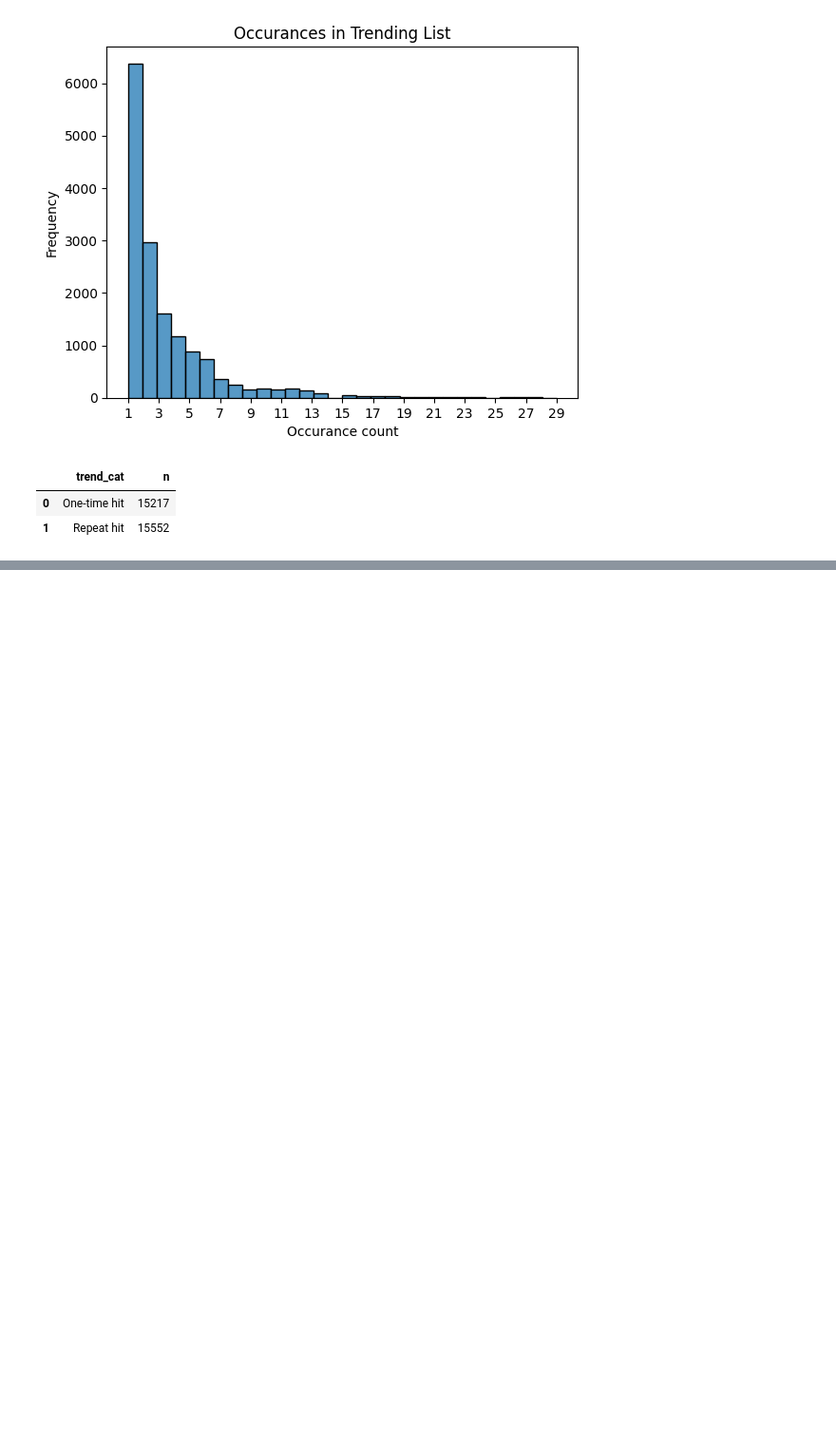
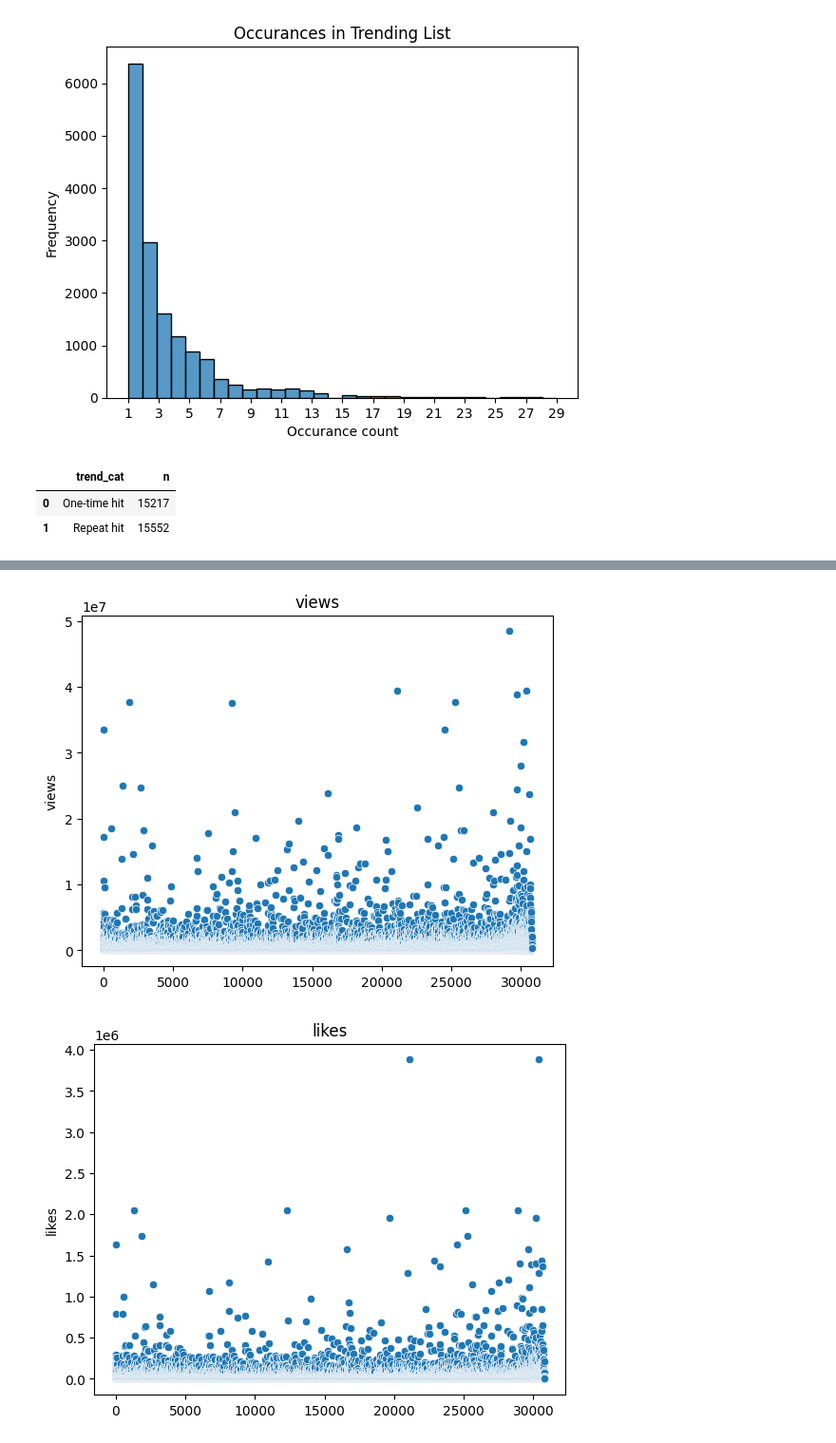
Before and after one commit to Thampi-hub/Springboard_RT, a Jupyter notebook: Capstone_2/2_DataWrangling/readData.ipynb, the cells around one changed output, grey strips where cells are left out. Shown at 95% size. Saved outputs shown, nothing was run; the diff lists cells and outputs as text; code cells hidden in the pictures; blank space fills up the shorter version.

```diff
--- a/Capstone_2/2_DataWrangling/readData.ipynb
+++ b/Capstone_2/2_DataWrangling/readData.ipynb
@@ -222,0 +213,16 @@ dtype: int64
+# %%
+numeric_metrics = ["views","likes","dislikes","comment_count","n_tags","trend_rep"]
+dt = filtrData.loc[:, numeric_metrics]
+
+for i in range(6):
+  sns.scatterplot(dt.iloc[:, i])
+  plt.title(numeric_metrics[i])
+  plt.show()
+
+# plt.tight_layout()
+# plt.show()
+# axis[0,0] = sns.scatterplot(dt.iloc[:, 1])
+# axis[0,0] = sns.scatterplot(dt.iloc[:, 1])
+# %% [output]
+[figure, added]
+[figure, added]
```
Also changed, not shown: parts of 8 cells of this notebook.
